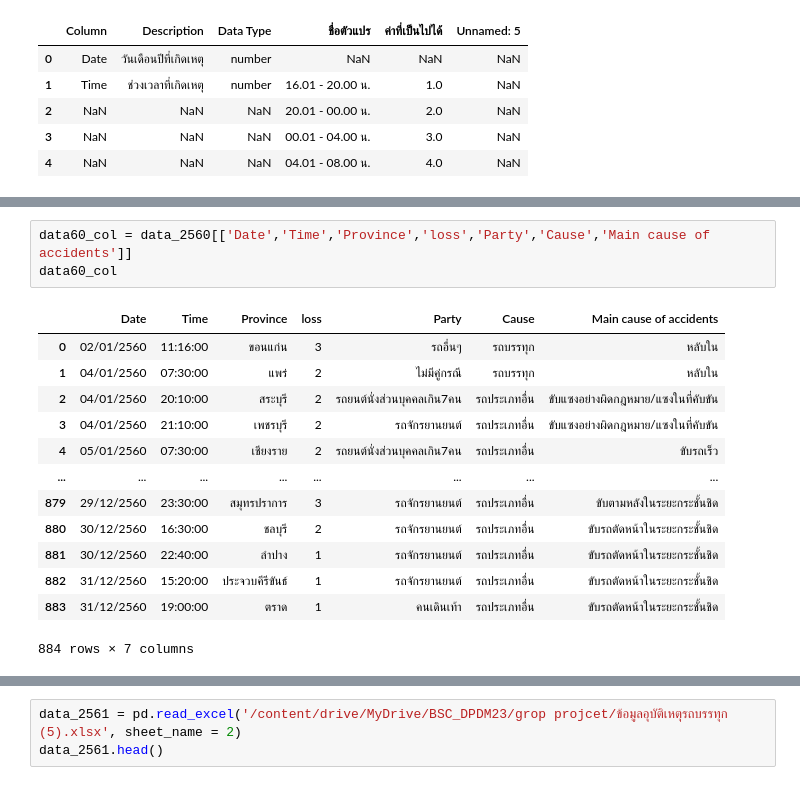
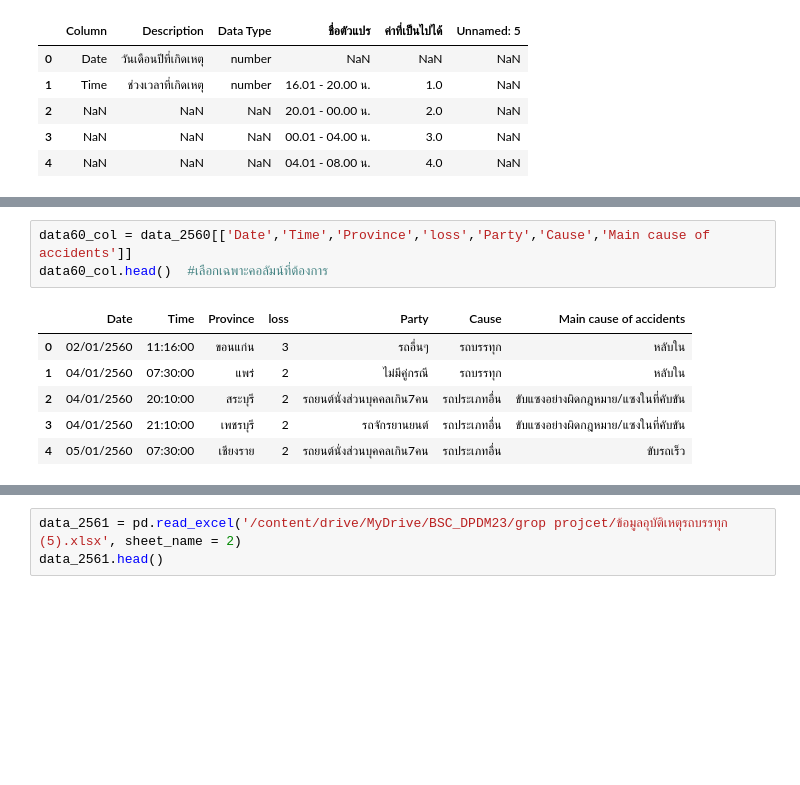
Before and after one commit to Aingon14/BSC_DPDM23, a Jupyter notebook: Group_project2.ipynb, the cells around one changed output, grey strips where cells are left out. Cells and saved outputs as stored; diff of their text form; blank space fills up the shorter version.

Commit message:
data_part_1

```diff
--- a/Group_project2.ipynb
+++ b/Group_project2.ipynb
@@ -28,18 +30,11 @@ data_2560.head()
 | 4 | 05/01/2560 | 07:30:00 | เชียงราย | 2 | รถยนต์นั่งส่วนบุคคลเกิน7คน | รถประเภทอื่น | ขับรถเร็ว | NaN | NaN | ... |
 # %%
 data60_col = data_2560[['Date','Time','Province','loss','Party','Cause','Main cause of accidents']]
-data60_col
+data60_col.head()  #เลือกเฉพาะคอลัมน์ที่ต้องการ
 # %% [output]
 |  | Date | Time | Province | loss | Party | Cause | Main cause of accidents |
 | 0 | 02/01/2560 | 11:16:00 | ขอนแก่น | 3 | รถอื่นๆ | รถบรรทุก | หลับใน |
 | 1 | 04/01/2560 | 07:30:00 | แพร่ | 2 | ไม่มีคู่กรณี | รถบรรทุก | หลับใน |
 | 2 | 04/01/2560 | 20:10:00 | สระบุรี | 2 | รถยนต์นั่งส่วนบุคคลเกิน7คน | รถประเภทอื่น | ขับแซงอย่างผิดกฎหมาย/แซงในที่คับขัน |
 | 3 | 04/01/2560 | 21:10:00 | เพชรบุรี | 2 | รถจักรยานยนต์ | รถประเภทอื่น | ขับแซงอย่างผิดกฎหมาย/แซงในที่คับขัน |
 | 4 | 05/01/2560 | 07:30:00 | เชียงราย | 2 | รถยนต์นั่งส่วนบุคคลเกิน7คน | รถประเภทอื่น | ขับรถเร็ว |
-| ... | ... | ... | ... | ... | ... | ... | ... |
-| 879 | 29/12/2560 | 23:30:00 | สมุทรปราการ | 3 | รถจักรยานยนต์ | รถประเภทอื่น | ขับตามหลังในระยะกระชั้นชิด |
-| 880 | 30/12/2560 | 16:30:00 | ชลบุรี | 2 | รถจักรยานยนต์ | รถประเภทอื่น | ขับรถตัดหน้าในระยะกระชั้นชิด |
-| 881 | 30/12/2560 | 22:40:00 | ลำปาง | 1 | รถจักรยานยนต์ | รถประเภทอื่น | ขับรถตัดหน้าในระยะกระชั้นชิด |
-| 882 | 31/12/2560 | 15:20:00 | ประจวบคีรีขันธ์ | 1 | รถจักรยานยนต์ | รถประเภทอื่น | ขับรถตัดหน้าในระยะกระชั้นชิด |
-| 883 | 31/12/2560 | 19:00:00 | ตราด | 1 | คนเดินเท้า | รถประเภทอื่น | ขับรถตัดหน้าในระยะกระชั้นชิด |
-884 rows × 7 columns
```
Also changed, not shown: parts of 30 cells of this notebook.
